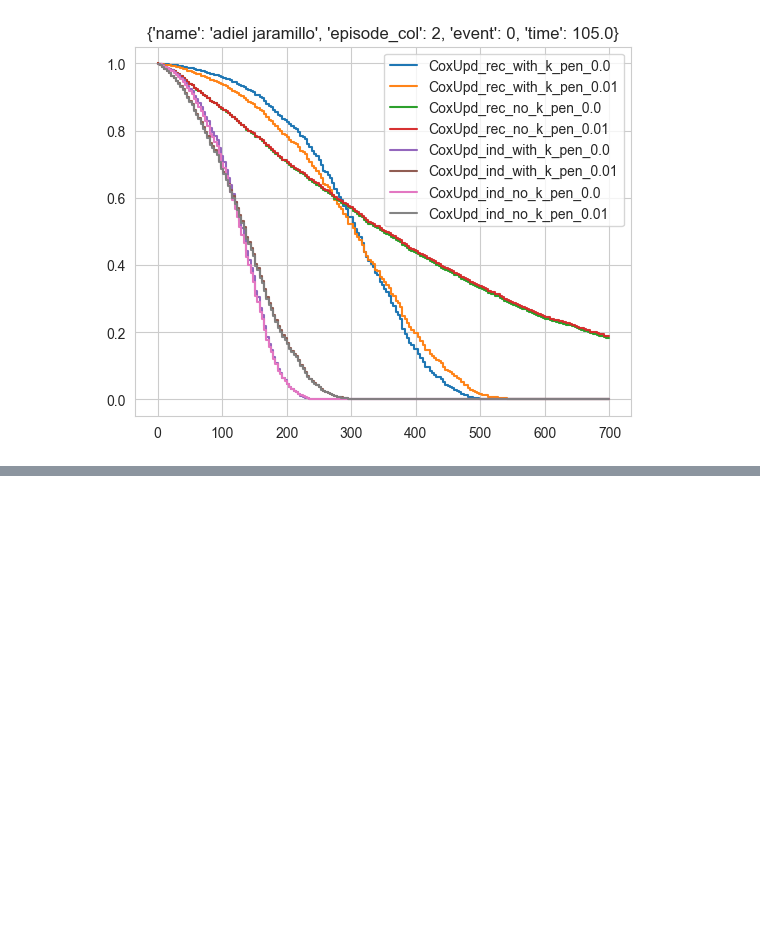
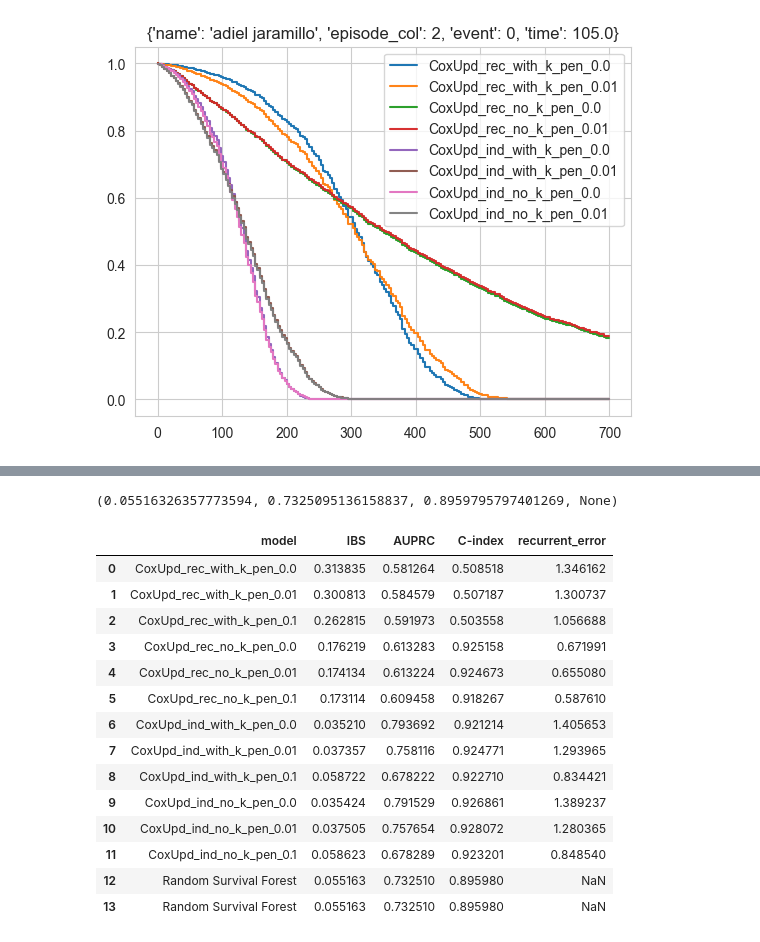
Before and after one commit to DKoleda6/recurrent_event, a Jupyter notebook: exp_common.ipynb, the cells around one changed output, grey strips where cells are left out. Drawn from its saved outputs; the diff is of its cells as text; code cells hidden in the pictures; blank space fills up the shorter version.

Commit message:
added RSF model in JN

```diff
--- a/exp_common.ipynb
+++ b/exp_common.ipynb
@@ -341,0 +439,31 @@ for index_test in range(10):
+# %%
+evaluator.evaluate(
+    model=rsf_model,
+    model_name="Random Survival Forest",
+    train_df=train_model_df,
+    test_df=test_model_df,
+    features=features_rsf,
+    times=times,
+    duration_col="time",
+    event_col="event"
+)
+# %% [output]
+(0.05516326357773594, 0.7325095136158837, 0.8959795797401269, None)
+# %%
+evaluator.get_results_table()
+# %% [output]
+|  | model | IBS | AUPRC | C-index | recurrent_error |
+| 0 | CoxUpd_rec_with_k_pen_0.0 | 0.313835 | 0.581264 | 0.508518 | 1.346162 |
+| 1 | CoxUpd_rec_with_k_pen_0.01 | 0.300813 | 0.584579 | 0.507187 | 1.300737 |
+| 2 | CoxUpd_rec_with_k_pen_0.1 | 0.262815 | 0.591973 | 0.503558 | 1.056688 |
+| 3 | CoxUpd_rec_no_k_pen_0.0 | 0.176219 | 0.613283 | 0.925158 | 0.671991 |
+| 4 | CoxUpd_rec_no_k_pen_0.01 | 0.174134 | 0.613224 | 0.924673 | 0.655080 |
+| 5 | CoxUpd_rec_no_k_pen_0.1 | 0.173114 | 0.609458 | 0.918267 | 0.587610 |
+| 6 | CoxUpd_ind_with_k_pen_0.0 | 0.035210 | 0.793692 | 0.921214 | 1.405653 |
+| 7 | CoxUpd_ind_with_k_pen_0.01 | 0.037357 | 0.758116 | 0.924771 | 1.293965 |
+| 8 | CoxUpd_ind_with_k_pen_0.1 | 0.058722 | 0.678222 | 0.922710 | 0.834421 |
+| 9 | CoxUpd_ind_no_k_pen_0.0 | 0.035424 | 0.791529 | 0.926861 | 1.389237 |
+| 10 | CoxUpd_ind_no_k_pen_0.01 | 0.037505 | 0.757654 | 0.928072 | 1.280365 |
+| 11 | CoxUpd_ind_no_k_pen_0.1 | 0.058623 | 0.678289 | 0.923201 | 0.848540 |
+| 12 | Random Survival Forest | 0.055163 | 0.732510 | 0.895980 | NaN |
+| 13 | Random Survival Forest | 0.055163 | 0.732510 | 0.895980 | NaN |
```
Also changed, not shown: parts of 5 cells of this notebook, 1 other file.
